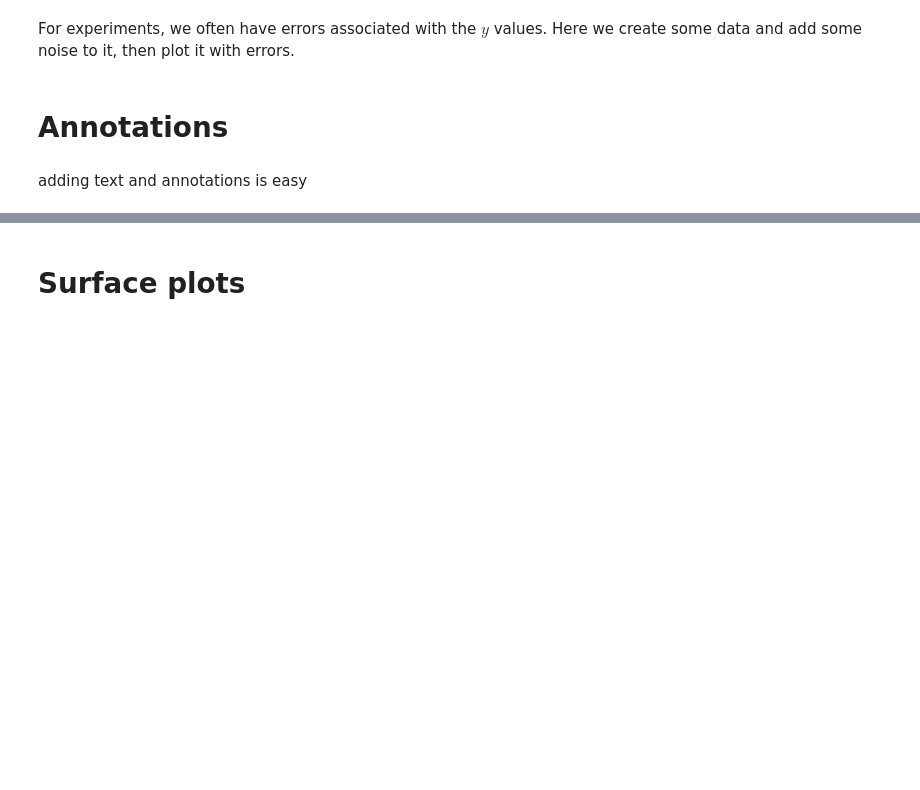
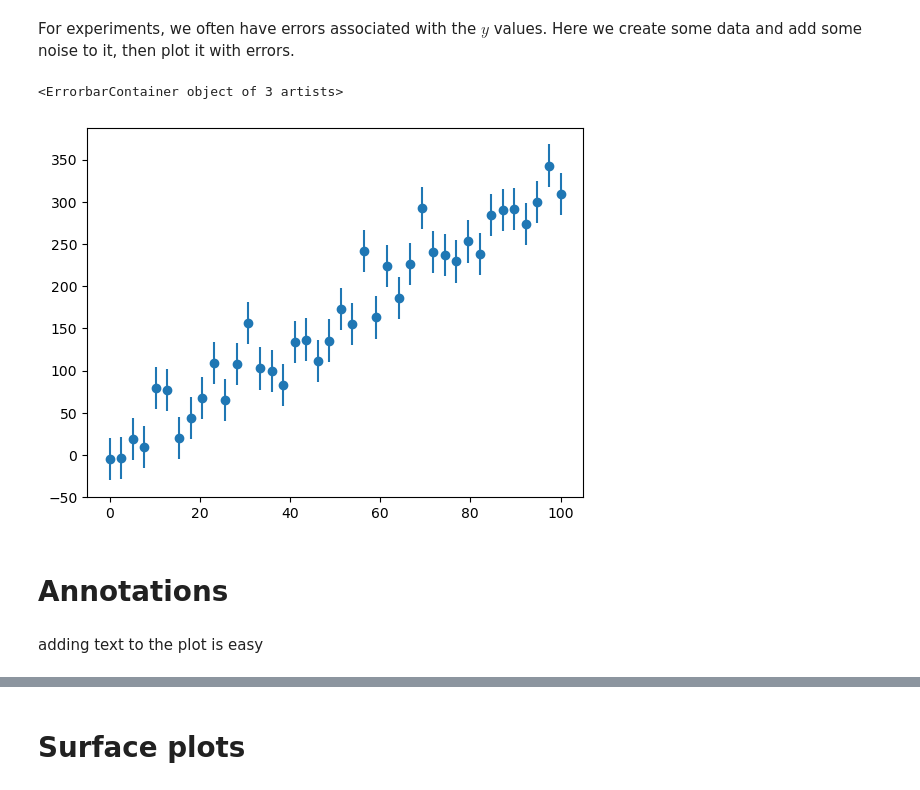
Before and after one commit to sbu-phy-ast-reu/reu-python-tutorial, a Jupyter notebook: 04-python-matplotlib/matplotlib-basics.ipynb, the cells around one changed output, grey strips where cells are left out. Drawn from its saved outputs; the diff is of its cells as text; code cells hidden in the pictures; blank space fills up the shorter version.

```diff
--- a/04-python-matplotlib/matplotlib-basics.ipynb
+++ b/04-python-matplotlib/matplotlib-basics.ipynb
@@ -241,8 +242,13 @@ x = np.linspace(0.0, 100.0, N)
 sigma = 25.0*np.ones(N)
 y = y_experiment(10.0, 3.0, sigma, x)
 # %%
-plt.errorbar(x, y, yerr=sigma, fmt="o")
+fig = plt.figure()
+ax = fig.add_subplot(111)
+ax.errorbar(x, y, yerr=sigma, fmt="o")
+# %% [output]
+<ErrorbarContainer object of 3 artists>
+[figure, added]
 # %% [markdown]
 # Annotations
 # %% [markdown]
-adding text and annotations is easy
+adding text to the plot is easy
```
Also changed, not shown: parts of 17 cells of this notebook.
